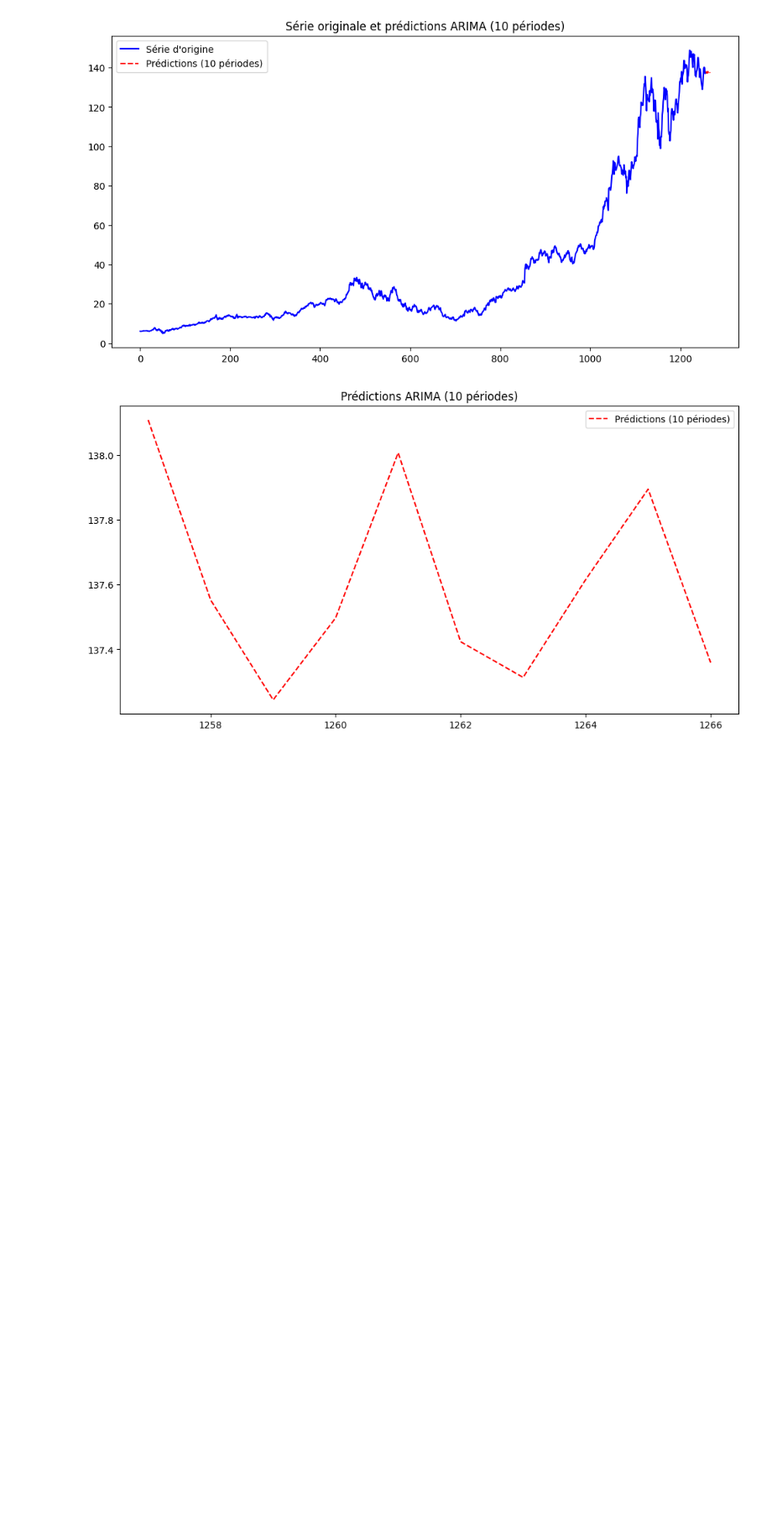
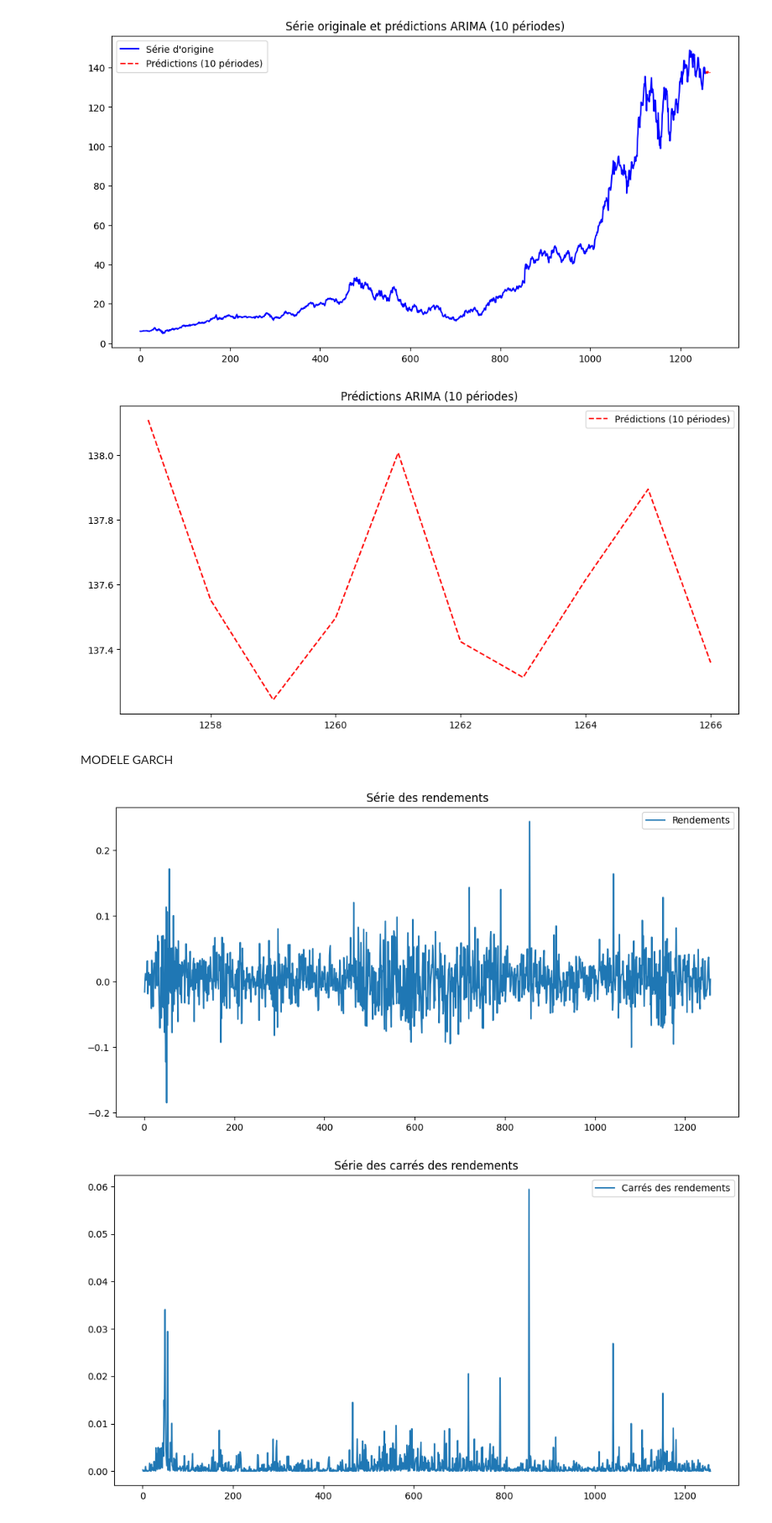
Before and after one commit to ValdesFeudjio/stock_price_prediction, a Jupyter notebook: mon_code.ipynb, the cells around one changed output. Shown at 84% size. Cells and saved outputs as stored; diff of their text form; code cells hidden in the pictures; blank space fills up the shorter version.

Commit message:
ajout du modele GARCH à notre travail

```diff
--- a/mon_code.ipynb
+++ b/mon_code.ipynb
@@ -311,3 +312,33 @@ plt.title('Prédictions ARIMA (10 périodes)')
 plt.show()
 # %% [output]
 [figure]
+# %% [markdown]
+MODELE GARCH
+# %%
+# Calculer la série des rendements
+nvidia_returns = nvidia_df['Close'].pct_change().dropna()
+# %%
+
+# Tracer la série des rendements
+plt.figure(figsize=(12, 6))
+plt.plot(nvidia_returns, label='Rendements')
+plt.legend()
+plt.title('Série des rendements')
+plt.show()
+
+# Tracer la série des carrés des rendements
+plt.figure(figsize=(12, 6))
+plt.plot(nvidia_returns**2, label='Carrés des rendements')
+plt.legend()
+plt.title('Série des carrés des rendements')
+plt.show()
+
+# Tracer la série de la valeur absolue des rendements
+plt.figure(figsize=(12, 6))
+plt.plot(np.abs(nvidia_returns), label='Valeur absolue des rendements')
+plt.legend()
+plt.title('Série de la valeur absolue des rendements')
+plt.show()
+# %% [output]
+[figure, added]
+[figure, added]
```
Also changed, not shown: parts of 8 cells of this notebook.
